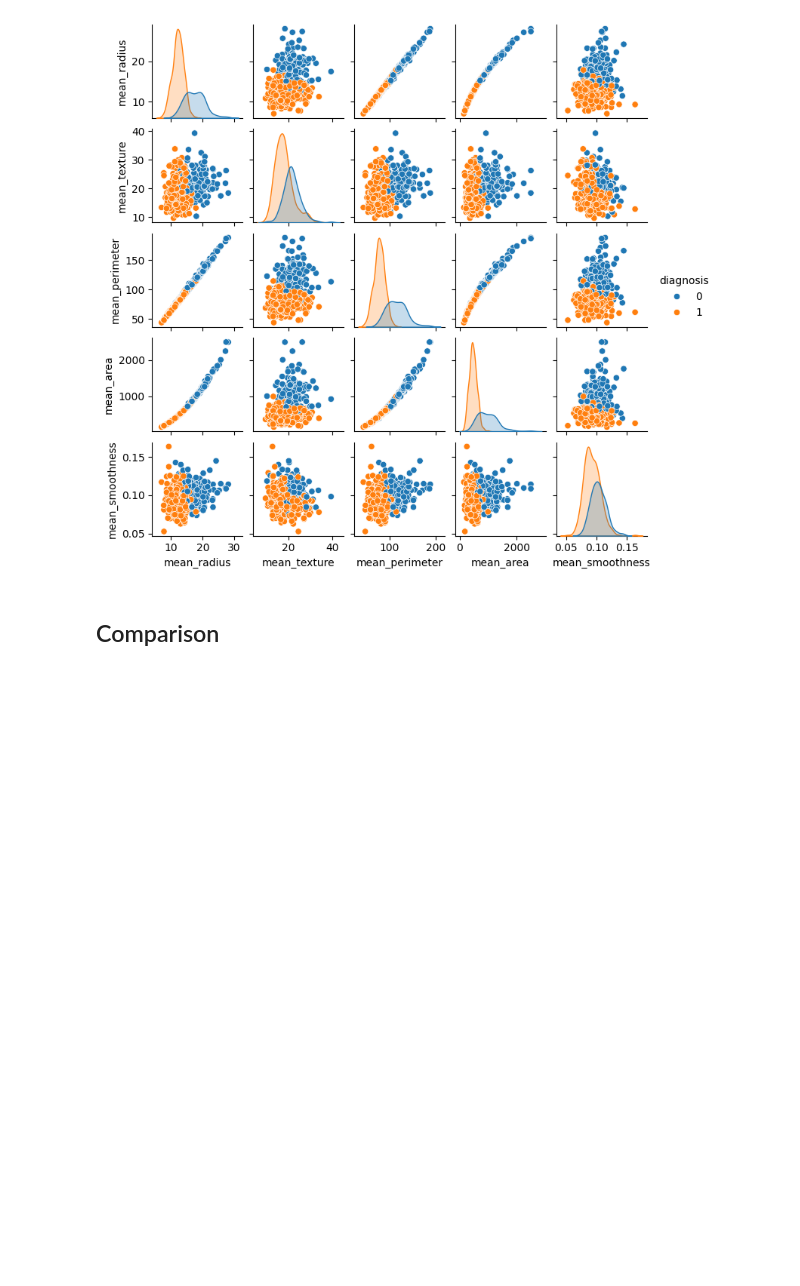
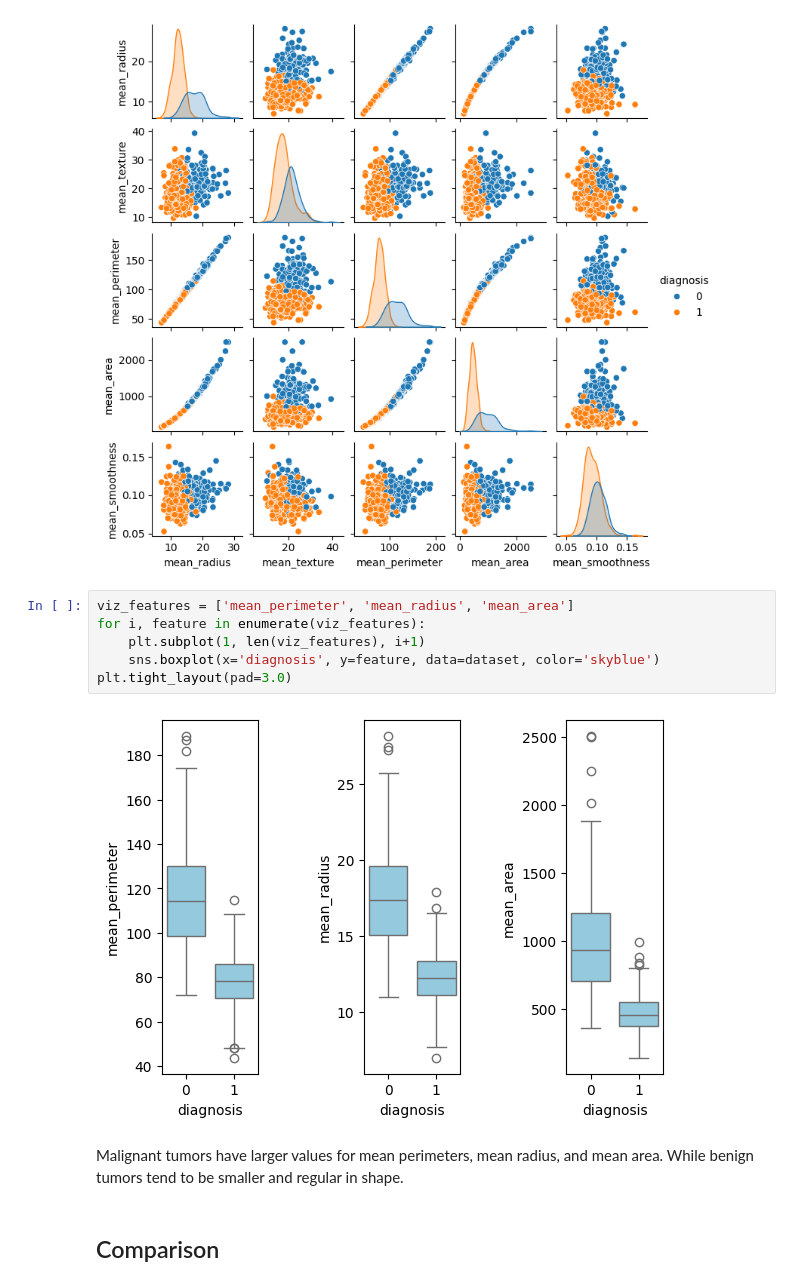
Before and after one commit to AngelX62/Comparing-ML-Models, a Jupyter notebook: main.ipynb, the cells around one changed output. Saved outputs shown, nothing was run; the diff lists cells and outputs as text; blank space fills up the shorter version.

```diff
--- a/main.ipynb
+++ b/main.ipynb
@@ -85,6 +92,16 @@ sns.pairplot(dataset.select_dtypes(['number']), hue='diagnosis', height=1.5)
 # %% [output]
 <seaborn.axisgrid.PairGrid at 0x...>
 [figure]
+# %%
+viz_features = ['mean_perimeter', 'mean_radius', 'mean_area']
+for i, feature in enumerate(viz_features):
+    plt.subplot(1, len(viz_features), i+1)
+    sns.boxplot(x='diagnosis', y=feature, data=dataset, color='skyblue')
+plt.tight_layout(pad=3.0)
+# %% [output]
+[figure, added]
+# %% [markdown]
+Malignant tumors have larger values for mean perimeters, mean radius, and mean area. While benign tumors tend to be smaller and regular in shape.
 # %% [markdown]
 ## Comparison
 # %% [markdown]
```
Also changed, not shown: parts of 14 cells of this notebook.
